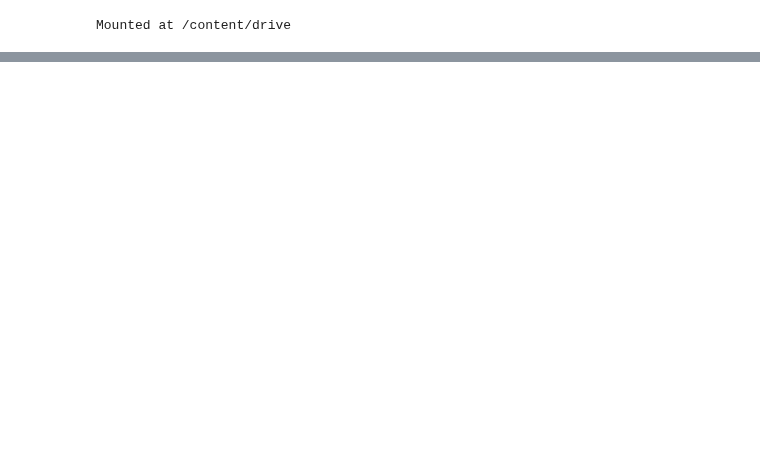
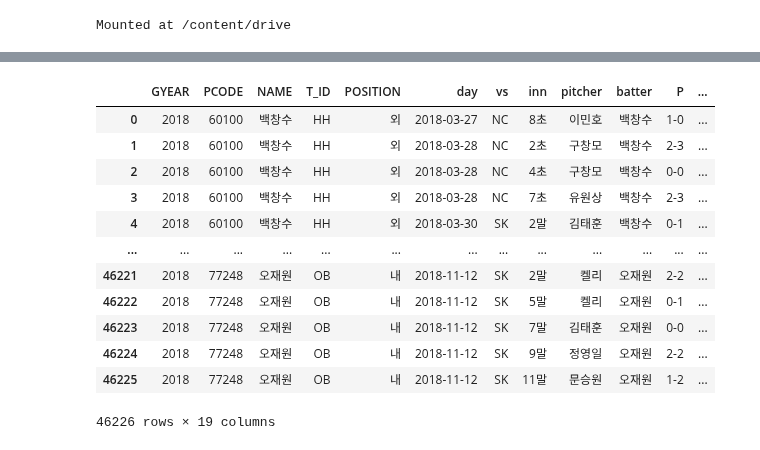
Before and after one commit to KimGriezmann/Bigcontest_2021, a Jupyter notebook: working_space_WhalepigJun/Statiz_Crawling.ipynb, the cells around one changed output, grey strips where cells are left out. Cells and saved outputs as stored; diff of their text form; code cells hidden in the pictures; blank space fills up the shorter version.

```diff
--- a/working_space_WhalepigJun/Statiz_Crawling.ipynb
+++ b/working_space_WhalepigJun/Statiz_Crawling.ipynb
@@ -227,0 +233,16 @@ data.to_csv('/content/drive/MyDrive/crawling_data')
+# %%
+data_front
+# %% [output]
+|  | GYEAR | PCODE | NAME | T_ID | POSITION | day | vs | inn | pitcher | batter | P | ... |
+| 0 | 2018 | 60100 | 백창수 | HH | 외 | 2018-03-27 | NC | 8초 | 이민호 | 백창수 | 1-0 | ... |
+| 1 | 2018 | 60100 | 백창수 | HH | 외 | 2018-03-28 | NC | 2초 | 구창모 | 백창수 | 2-3 | ... |
+| 2 | 2018 | 60100 | 백창수 | HH | 외 | 2018-03-28 | NC | 4초 | 구창모 | 백창수 | 0-0 | ... |
+| 3 | 2018 | 60100 | 백창수 | HH | 외 | 2018-03-28 | NC | 7초 | 유원상 | 백창수 | 2-3 | ... |
+| 4 | 2018 | 60100 | 백창수 | HH | 외 | 2018-03-30 | SK | 2말 | 김태훈 | 백창수 | 0-1 | ... |
+| ... | ... | ... | ... | ... | ... | ... | ... | ... | ... | ... | ... | ... |
+| 46221 | 2018 | 77248 | 오재원 | OB | 내 | 2018-11-12 | SK | 2말 | 켈리 | 오재원 | 2-2 | ... |
+| 46222 | 2018 | 77248 | 오재원 | OB | 내 | 2018-11-12 | SK | 5말 | 켈리 | 오재원 | 0-1 | ... |
+| 46223 | 2018 | 77248 | 오재원 | OB | 내 | 2018-11-12 | SK | 7말 | 김태훈 | 오재원 | 0-0 | ... |
+| 46224 | 2018 | 77248 | 오재원 | OB | 내 | 2018-11-12 | SK | 9말 | 정영일 | 오재원 | 2-2 | ... |
+| 46225 | 2018 | 77248 | 오재원 | OB | 내 | 2018-11-12 | SK | 11말 | 문승원 | 오재원 | 1-2 | ... |
+46226 rows × 19 columns
```
Also changed, not shown: parts of 8 cells of this notebook.
